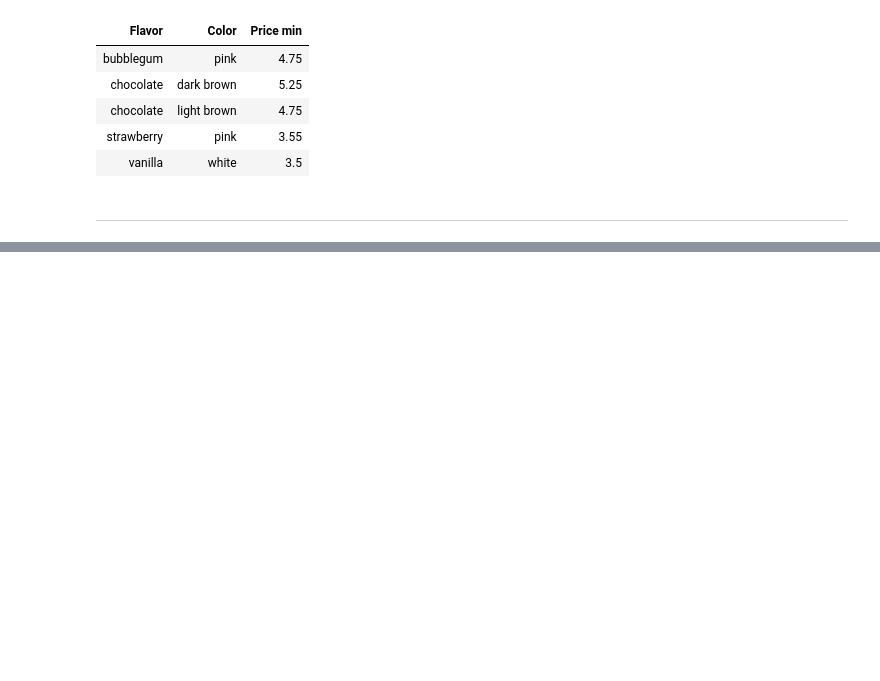
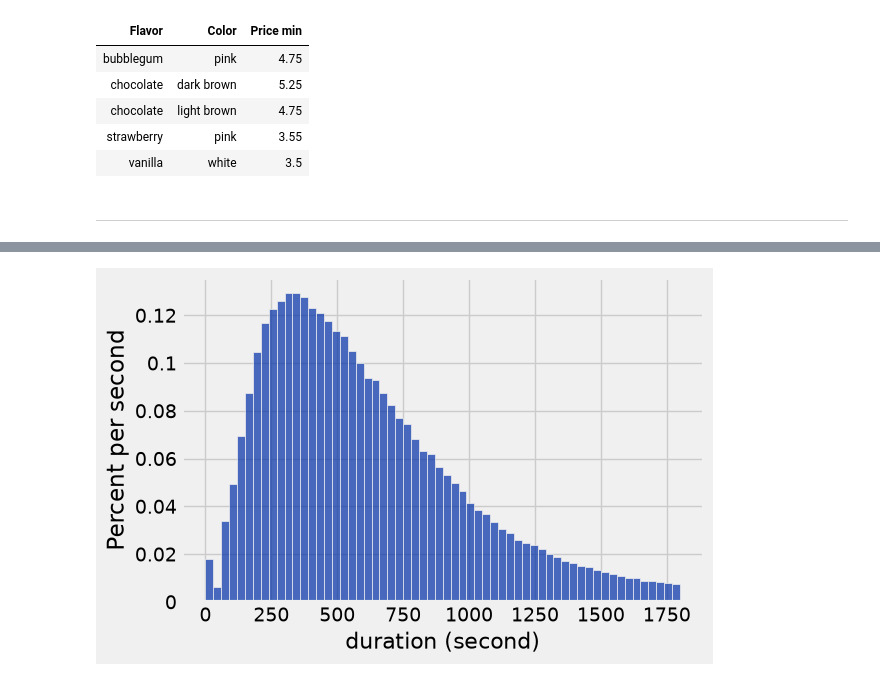
Before and after one commit to lawtonsclass/f26-code-from-class, a Jupyter notebook: data8/ch08.ipynb, the cells around one changed output, grey strips where cells are left out. Cells and saved outputs as stored; diff of their text form; code cells hidden in the pictures; blank space fills up the shorter version.

```diff
--- a/data8/ch08.ipynb
+++ b/data8/ch08.ipynb
@@ -390,0 +603,4 @@ cones.group(['Flavor', 'Color'], min)
+# %%
+below30.hist('duration', bins=60, unit='second')
+# %% [output]
+[figure, added]
```
Also changed, not shown: parts of 32 cells of this notebook.
